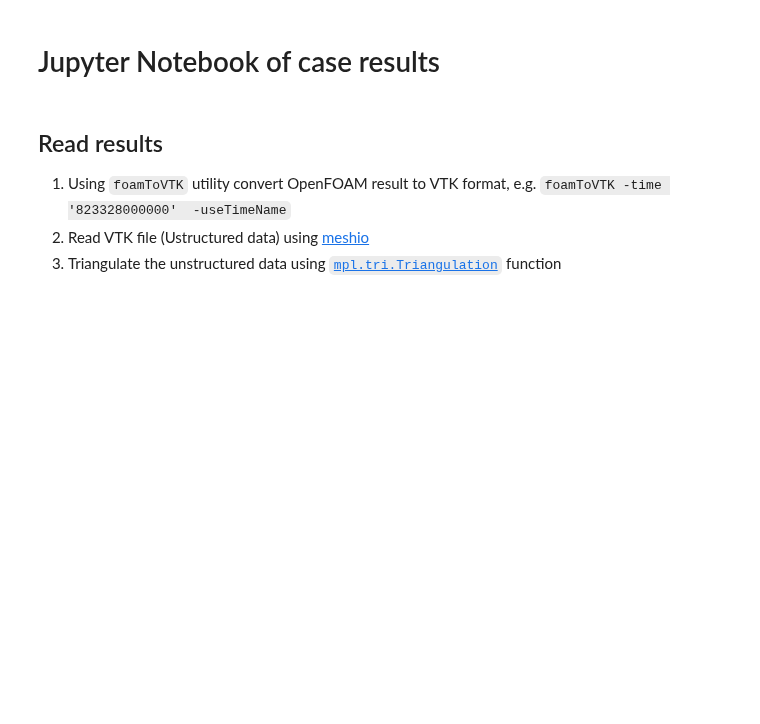
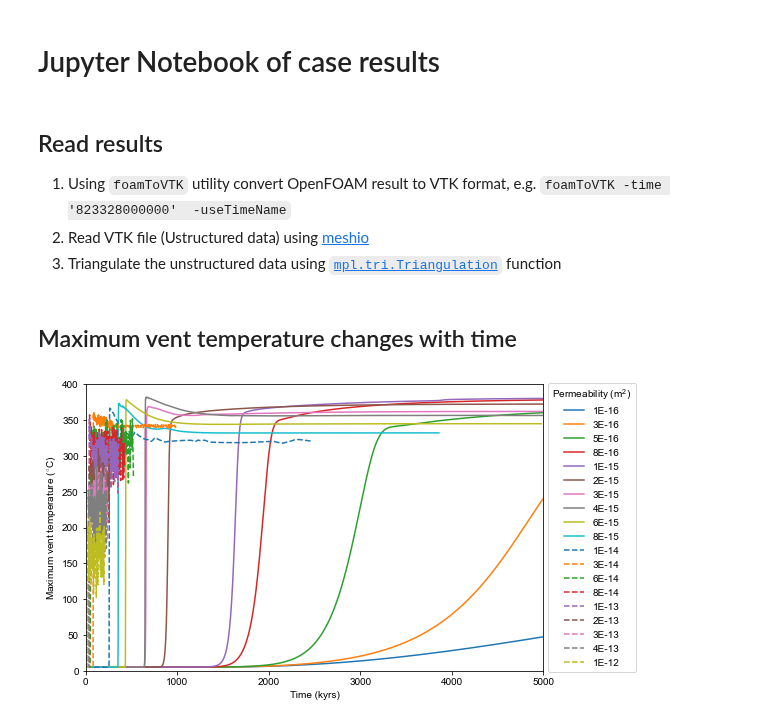
Before and after one commit to lruepke/HTF_lecture, a Jupyter notebook: source/lectures/L04/cases/Driesner2010/jupyter/Plot_CaseResults.ipynb, the cells around one changed output. Cells and saved outputs as stored; diff of their text form; code cells hidden in the pictures; blank space fills up the shorter version.

Commit message:
add figures of Driesner2010 case

```diff
--- a/source/lectures/L04/cases/Driesner2010/jupyter/Plot_CaseResults.ipynb
+++ b/source/lectures/L04/cases/Driesner2010/jupyter/Plot_CaseResults.ipynb
@@ -52,3 +52,37 @@ def readVTK_2D(vtkfile,positiveDepth=True,scale_coord=1):
     else:
         trimesh=mpl.tri.Triangulation(x,y,triangles)
     return trimesh, point_data,cell_data
+# %% [markdown]
+## Maximum vent temperature changes with time
+# %%
+path_results='../HS1000/results'
+permeabilities=[1E-16,3E-16,5E-16,8E-16,1E-15,2E-15,3E-15,4E-15,6E-15,8E-15,1E-14,3E-14,6E-14,8E-14,1E-13,2E-13,3E-13,4E-13,1E-12]
+ventT=np.zeros_like(permeabilities)
+# %%
+fig=plt.figure(figsize=(8.5,4.95))
+ax=plt.gca()
+ls='solid'
+for i in range(0,len(permeabilities)):
+    perm=permeabilities[i]
+    fname_ventT=str('%s/ventT_%.0E.txt'%(path_results,perm))
+    data=np.loadtxt(fname_ventT)
+    t=data[:,0]
+    T=data[:,1]
+    ventT[i]=T[-1] # will be used in the next cell
+    if(i//10 ==1):
+        ls='dashed'
+    elif(i//10 == 2):
+        ls='dotted'
+    ax.plot(t,T,label='%.0E'%(perm),ls=ls)
+ax.legend(ncol=1,bbox_to_anchor=(1,-0.02),loc='lower left',title='Permeability (m$^{\mathregular{2}}$)')
+ax.set_xlabel('Time (kyrs)')
+ax.set_ylabel('Maximum vent temperature ($^{\circ}$C)')
+ax.set_xlim(0,5000)
+ax.set_ylim(0,400)
+
+plt.tight_layout()
+plt.savefig('%s/ventT_time_perm.pdf'%(path_figures))
+plt.savefig('%s/ventT_time_perm.svg'%(path_figures))
+plt.show()
+# %% [output]
+[figure, added]
```
Also changed, not shown: parts of 2 cells of this notebook, 8 other files.
